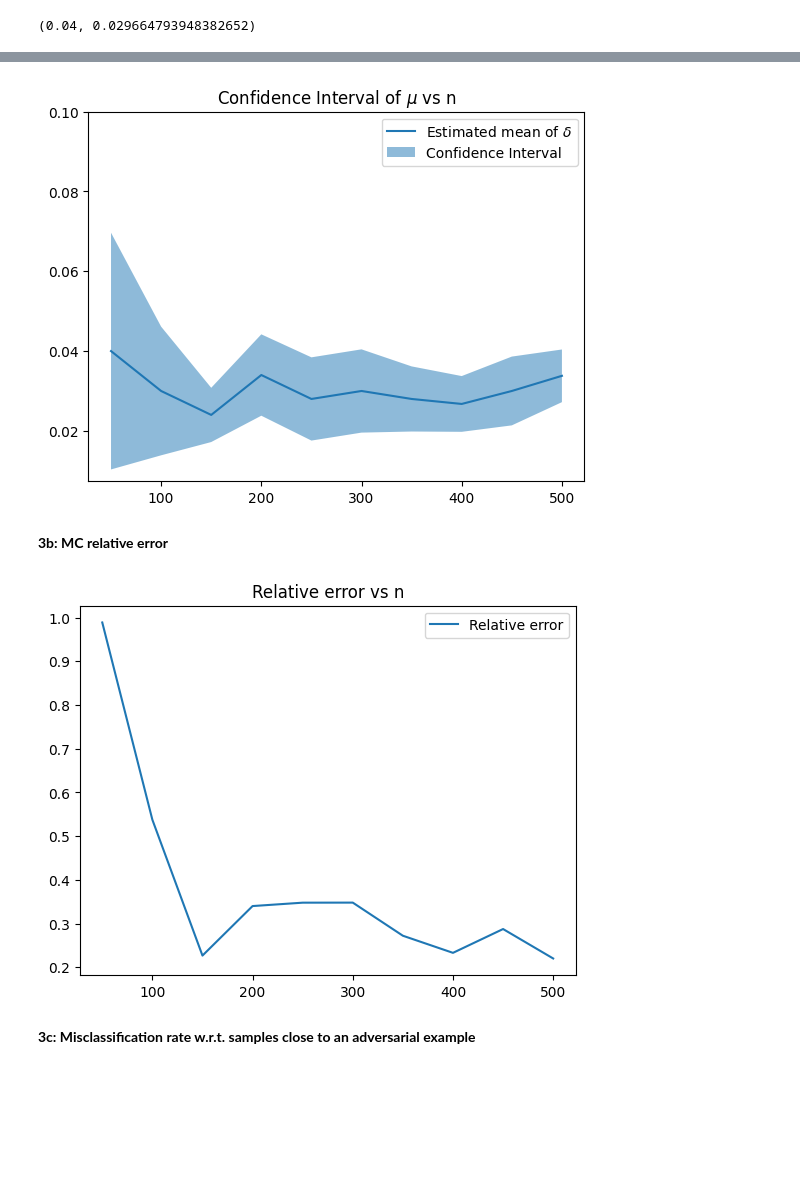
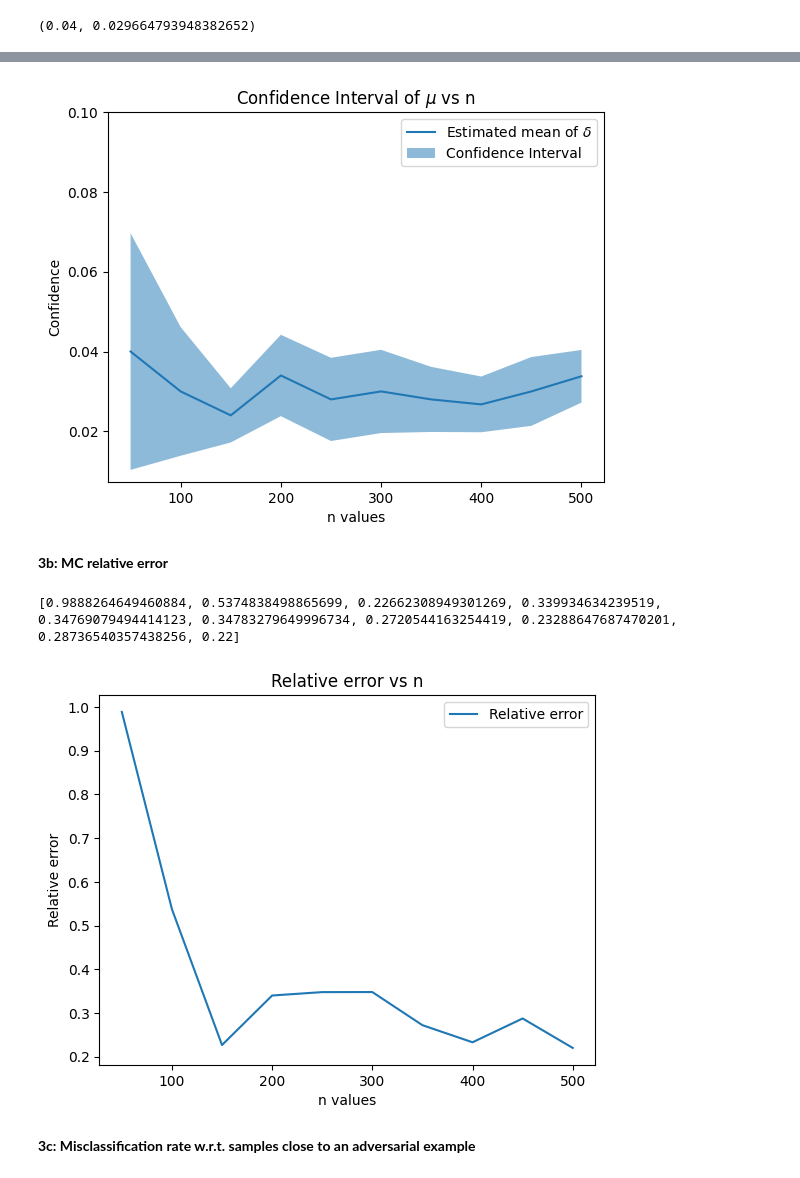
Before and after one commit to FarStryke21/TrustworthyAI_24784, a Jupyter notebook: Project_1/CMU_24784_S2024_P1_Students.ipynb, the cells around one changed output, grey strips where cells are left out. Saved outputs shown, nothing was run; the diff lists cells and outputs as text; code cells hidden in the pictures; blank space fills up the shorter version.

```diff
--- a/Project_1/CMU_24784_S2024_P1_Students.ipynb
+++ b/Project_1/CMU_24784_S2024_P1_Students.ipynb
@@ -374,17 +355,19 @@ Mean: 0.03380000000000001, Std: 0.0066
 # %%
 # PLOT THE MEAN AND THE CONFIDENCE INTERVAL OF THE k VALUES OF mu_hat_n VS n
 # generate the plot
 x = list(range(50, 550, 50)) # populate x axis
 plt.plot(x, mean, label="Estimated mean of $\delta$")
 minlim = np.array(mean) - np.array(std)
 maxlim = np.array(mean) + np.array(std)
 plt.fill_between(x, minlim, maxlim, alpha=0.5, label="Confidence Interval") # 1-sigma confidence interval
 plt.legend()
 plt.ylim([None, 0.1])
 plt.title('Confidence Interval of $\mu$ vs n')
+plt.xlabel('n values')
+plt.ylabel('Confidence')
 plt.show()
 # %% [output]
-[figure, old version]
+[figure, new version]
 # %% [markdown]
 **3b: MC relative error**
 # %%
@@ -394,16 +377,19 @@ mu = 0.03 #true mu value
 
 # compute the relative error
 relative_egiven = [std_i/mu for std_i in std]
-
+print(relative_egiven)
 # PLOT THE RELATIVE ERROR VS n
 # generate the plot
 x = list(range(50, 550, 50)) # populate x axis
 plt.plot(x, relative_egiven, label="Relative error")
 plt.legend()
 plt.title('Relative error vs n')
+plt.xlabel('n values')
+plt.ylabel('Relative error')
 plt.show()
 # %% [output]
+[0.9888264649460884, 0.5374838498865699, 0.22662308949301269, 0.339934634239519, 0.34769079494414123, 0.34783279649996734, 0.2720544163254419, 0.23288647687470201, 0.28736540357438256, 0.22]
-[figure, old version]
+[figure, new version]
 # %% [markdown]
 **3c: Misclassification rate w.r.t. samples close to an adversarial example**
 # %%
```
Also changed, not shown: parts of 11 cells of this notebook.
